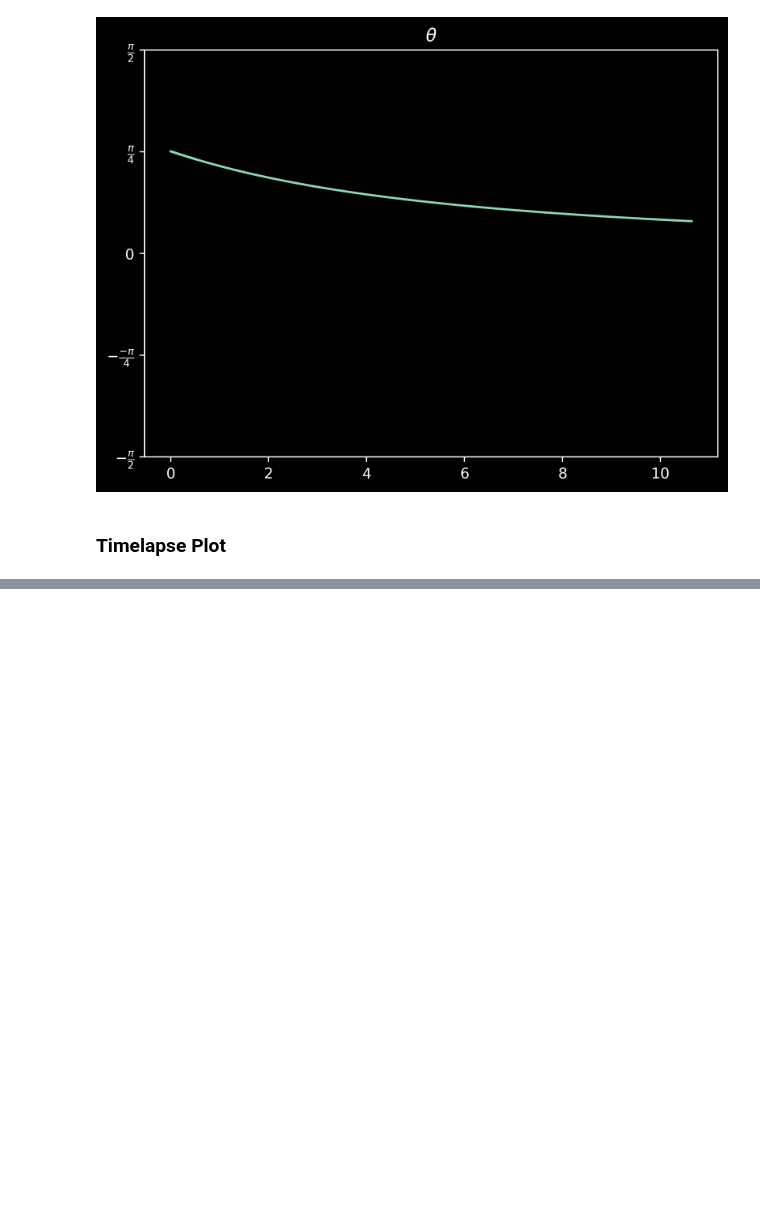
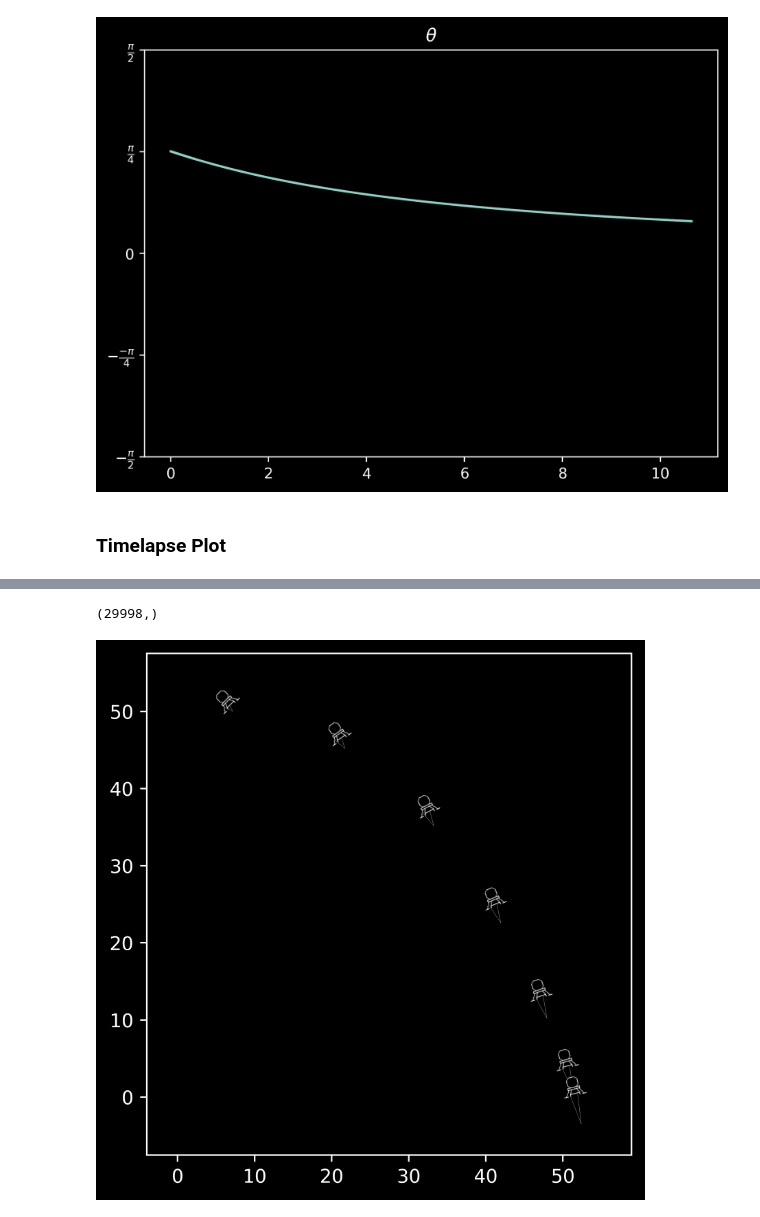
Before and after one commit to jpatrickb/moonlander_optimal_control, a Jupyter notebook: visualization.ipynb, the cells around one changed output, grey strips where cells are left out. Saved outputs shown, nothing was run; the diff lists cells and outputs as text; code cells hidden in the pictures; blank space fills up the shorter version.

```diff
--- a/visualization.ipynb
+++ b/visualization.ipynb
@@ -208,0 +267,17 @@ width: 0.3, height: 0.25058823529411767
+# %%
+# G_moon = 200 # m/s
+altitude = 50. # m
+x_pos = 5. # m? (don't think this really matters)
+entrance_x_vel = 10. # m/s
+pos = (x_pos, altitude)
+gamma=0
+nu = 5000
+
+new_altitude = 50. # m
+new_x_pos = 5. # m? (don't think this really matters)
+new_entrance_x_vel = 10. # m/s
+new_pos = (new_x_pos, new_altitude)
+new_gamma=0
+new_nu = 5000
+
+TS, X, Y, XP, YP, UX, UY, TF = lunar_lander(pos, entrance_x_vel, gamma=0, beta=100, nu=5000, t_steps=10000)
@@ -208,0 +363,5 @@ width: 0.3, height: 0.25058823529411767
+# %%
+timelapse_test(width=3)
+# %% [output]
+(29998,)
+[figure, added]
```
Also changed, not shown: parts of 10 cells of this notebook, 1 other file.
